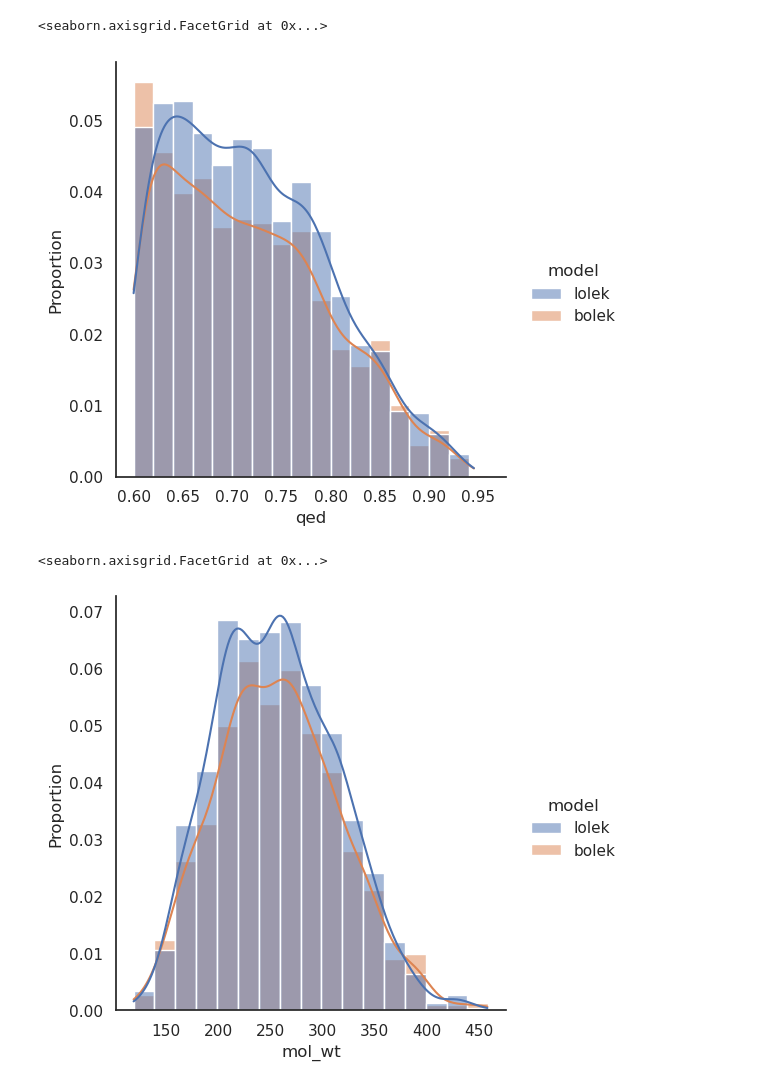
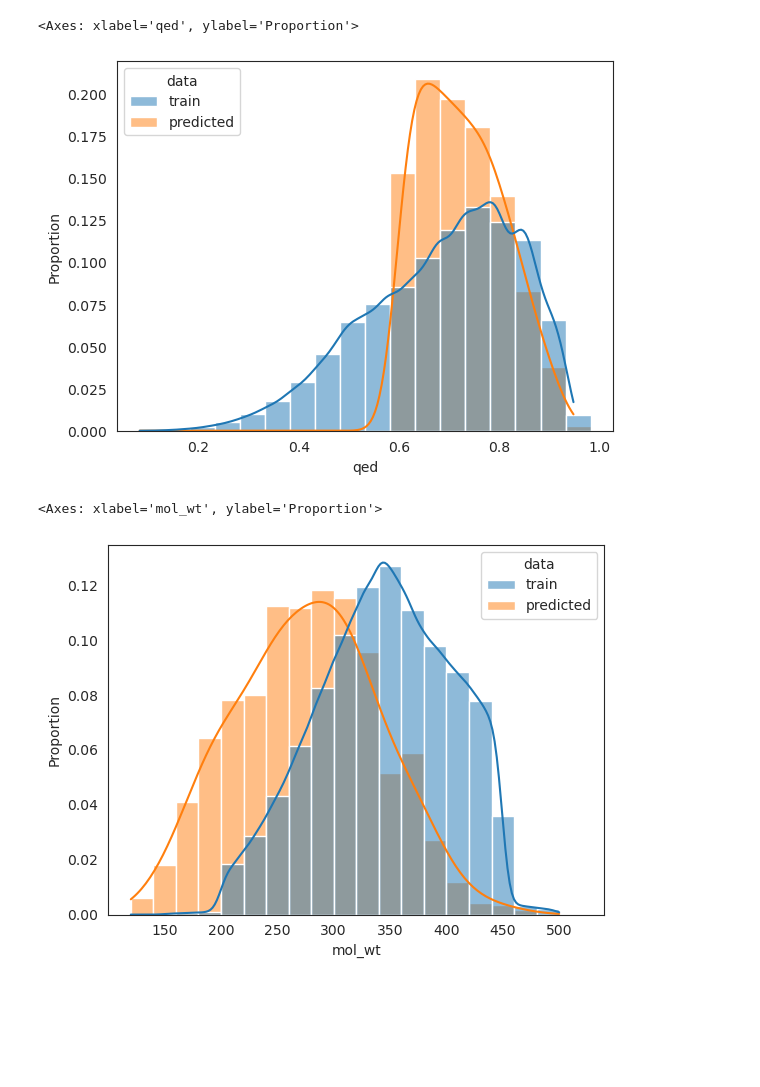
Before and after one commit to asiomchen/mldd23_project1, a Jupyter notebook: data_analysis.ipynb, the cells around one changed output. Saved outputs shown, nothing was run; the diff lists cells and outputs as text; code cells hidden in the pictures; blank space fills up the shorter version.

```diff
--- a/data_analysis.ipynb
+++ b/data_analysis.ipynb
@@ -41,4 +43,6 @@ sns.displot(df, x='num_HBD', binwidth=1, stat='proportion', kde=True, kde_kws={'
 # %%
-df['logP'] = df['mol'].apply(Chem.rdMolDescriptors.CalcCrippenDescriptors).apply(lambda x: x[0])
-sns.displot(df, x='logP', binwidth=0.2, stat='proportion', kde=True, kde_kws={'bw_adjust': 1})
+#df['logP'] = df['mol'].apply(Chem.Crippen.MolLogP)
+sns.set_style('white')
+sns.histplot(df, x='logP', binwidth=1, stat='proportion',
+            kde=True, kde_kws={'bw_adjust': 1}, hue='data', common_norm=False)
 # %% [output]
@@ -47,4 +51,6 @@ sns.displot(df, x='logP', binwidth=0.2, stat='proportion', kde=True, kde_kws={'b
 # %%
-df['tpsa'] = df['mol'].apply(Chem.rdMolDescriptors.CalcTPSA)
-sns.displot(df, x='tpsa', binwidth=10, stat='proportion', kde=True, kde_kws={'bw_adjust': 1})
+#df['tpsa'] = df['mol'].apply(Chem.rdMolDescriptors.CalcTPSA)
+sns.set_style('white')
+sns.histplot(df, x='tpsa', binwidth=20, stat='proportion',
+            kde=True, kde_kws={'bw_adjust': 2}, hue='data', common_norm=False)
 # %% [output]
@@ -53,4 +59,6 @@ sns.displot(df, x='tpsa', binwidth=10, stat='proportion', kde=True, kde_kws={'bw
 # %%
-df['fraction_sp3'] = df['mol'].apply(CalcFractionCSP3)
-sns.displot(df, x='fraction_sp3', binwidth=0.05, stat='proportion', kde=True, kde_kws={'bw_adjust': 1})
+#df['fraction_sp3'] = df['mol'].apply(CalcFractionCSP3)
+sns.set_style('white')
+sns.histplot(df, x='fraction_sp3', binwidth=0.1, stat='proportion',
+            kde=True, kde_kws={'bw_adjust': 2}, hue='data', common_norm=False)
 # %% [output]
@@ -59,12 +67,16 @@ sns.displot(df, x='fraction_sp3', binwidth=0.05, stat='proportion', kde=True, kd
 # %%
-df['qed'] = df['mol'].apply(QED.qed)
-sns.displot(df, x='qed', binwidth=0.02, stat='proportion', kde=True, kde_kws={'bw_adjust': 1})
+#df['qed'] = df['mol'].apply(QED.qed)
+sns.set_style('white')
+sns.histplot(df, x='qed', binwidth=0.05, stat='proportion',
+            kde=True, kde_kws={'bw_adjust': 1.5}, hue='data', common_norm=False)
 # %% [output]
-<seaborn.axisgrid.FacetGrid at 0x...>
+<Axes: xlabel='qed', ylabel='Proportion'>
-[figure, old version]
+[figure, new version]
 # %%
-df['mol_wt'] = df['mol'].apply(Chem.rdMolDescriptors.CalcExactMolWt)
-sns.displot(df, x='mol_wt', binwidth=20, stat='proportion', kde=True, kde_kws={'bw_adjust': 1})
+#df['mol_wt'] = df['mol'].apply(Chem.rdMolDescriptors.CalcExactMolWt)
+sns.set_style('white')
+sns.histplot(df, x='mol_wt', binwidth=20, stat='proportion',
+            kde=True, kde_kws={'bw_adjust': 1.5}, hue='data', common_norm=False)
 # %% [output]
-<seaborn.axisgrid.FacetGrid at 0x...>
+<Axes: xlabel='mol_wt', ylabel='Proportion'>
-[figure, old version]
+[figure, new version]
```
Also changed, not shown: parts of 8 cells of this notebook.
